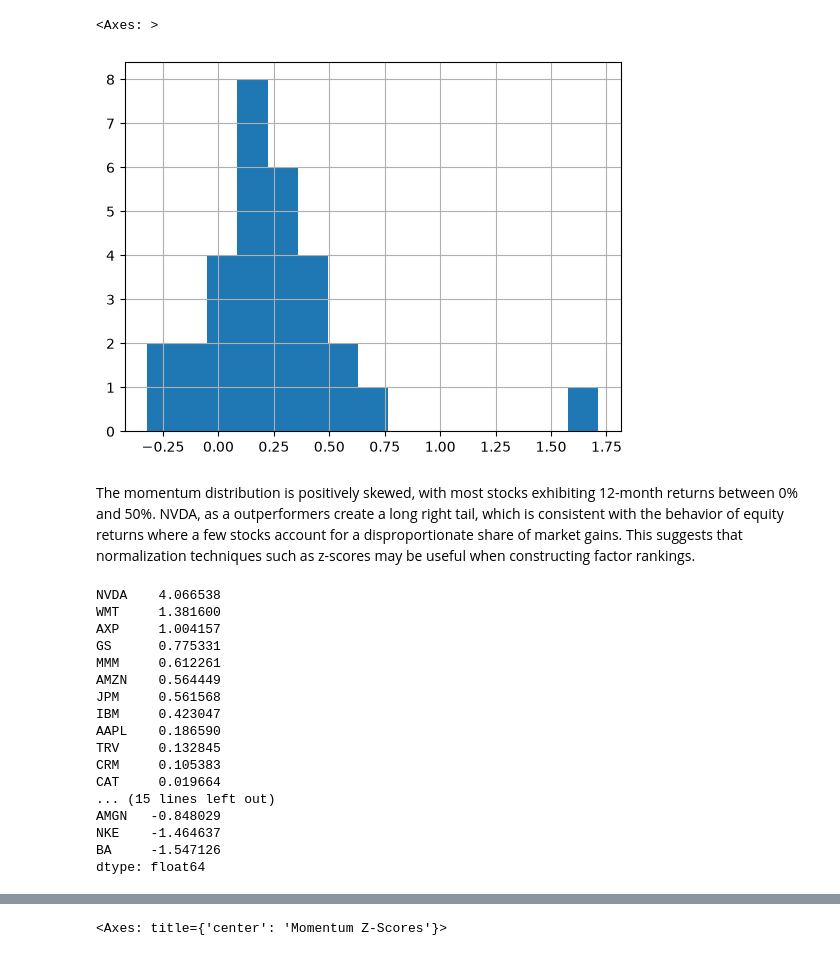
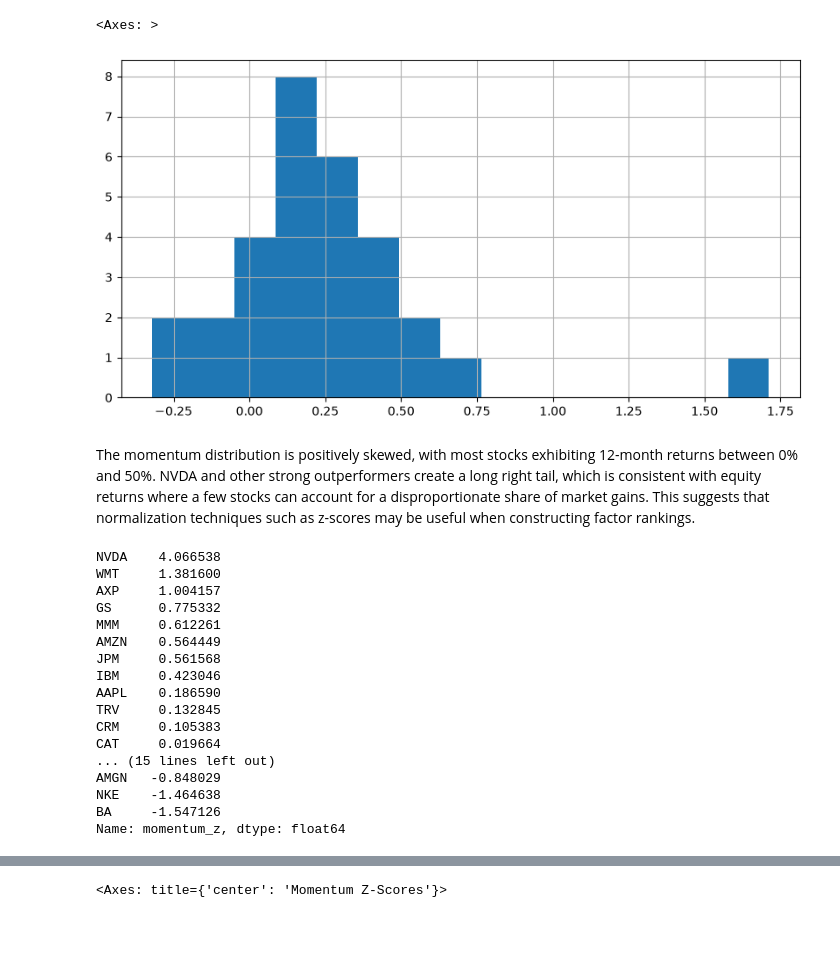
Before and after one commit to HaiSonVu/Financial-platform, a Jupyter notebook: notebooks/02_momentum_factor.ipynb, the cells around one changed output, grey strips where cells are left out. Saved outputs shown, nothing was run; the diff lists cells and outputs as text; code cells hidden in the pictures; blank space fills up the shorter version.

```diff
--- a/notebooks/02_momentum_factor.ipynb
+++ b/notebooks/02_momentum_factor.ipynb
@@ -1,19 +15,8 @@
 # %%
-import pandas as pd
-import sys
-
-import os
-
-sys.path.append(
-
-    os.path.abspath("..")
-
-)
-
 prices = pd.read_csv(
     "../data/prices.csv",
     index_col=0,
-    parse_dates=True
+    parse_dates=True,
 )
 
 prices.head()
@@ -42,13 +32,6 @@ returns.head()
 # %%
-momentum = prices.pct_change(252)
-latest_momentum = momentum.iloc[-1]
+momentum = calculate_momentum(prices, lookback=252)
+latest_momentum = momentum.iloc[-1].dropna()
 
-latest_momentum.sort_values(
-    ascending=False
-)
-top10 = latest_momentum.sort_values(
-    ascending=False
-).head(10)
-
-top10.plot(kind="bar")
+latest_momentum.sort_values(ascending=False)
 # %% [output]
@@ -73,41 +93,39 @@ rankings.to_csv(
 # %%
 latest_momentum.hist(
-    bins=15
+    bins=15,
+    figsize=(10, 5),
 )
 # %% [output]
 <Axes: >
-[figure, old version]
+[figure, new version]
 # %% [markdown]
-The momentum distribution is positively skewed, with most stocks exhibiting 12-month returns between 0% and 50%. NVDA, as a outperformers create a long right tail, which is consistent with the behavior of equity returns where a few stocks account for a disproportionate share of market gains. This suggests that normalization techniques such as z-scores may be useful when constructing factor rankings.
+The momentum distribution is positively skewed, with most stocks exhibiting 12-month returns between 0% and 50%. NVDA and other strong outperformers create a long right tail, which is consistent with equity returns where a few stocks can account for a disproportionate share of market gains. This suggests that normalization techniques such as z-scores may be useful when constructing factor rankings.
 # %%
-from scipy.stats import zscore
-
 momentum_z = pd.Series(
     zscore(latest_momentum),
-    index=latest_momentum.index
+    index=latest_momentum.index,
+    name="momentum_z",
 )
 
-momentum_z.sort_values(
-    ascending=False
-)
+momentum_z.sort_values(ascending=False)
 # %% [output]
 NVDA    4.066538
 WMT     1.381600
 AXP     1.004157
-GS      0.775331
+GS      0.775332
 MMM     0.612261
 AMZN    0.564449
 JPM     0.561568
-IBM     0.423047
+IBM     0.423046
 AAPL    0.186590
 TRV     0.132845
 CRM     0.105383
 CAT     0.019664
 ... (15 lines left out)
 AMGN   -0.848029
-NKE    -1.464637
+NKE    -1.464638
 BA     -1.547126
-dtype: float64
+Name: momentum_z, dtype: float64
 # %%
 factor_table = pd.DataFrame({
     "momentum": latest_momentum,
```
Also changed, not shown: parts of 9 cells of this notebook, 11 other files.
